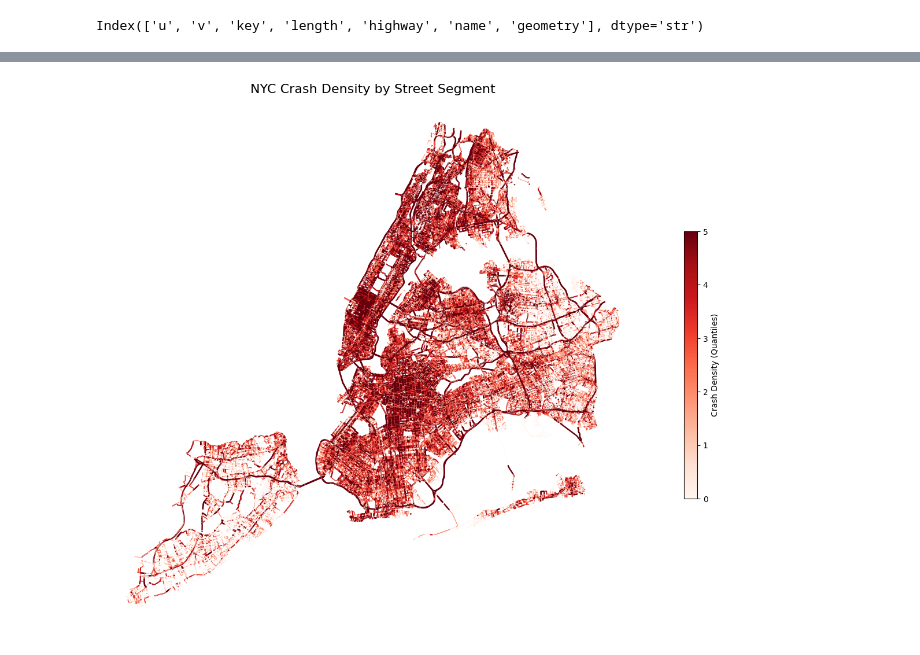
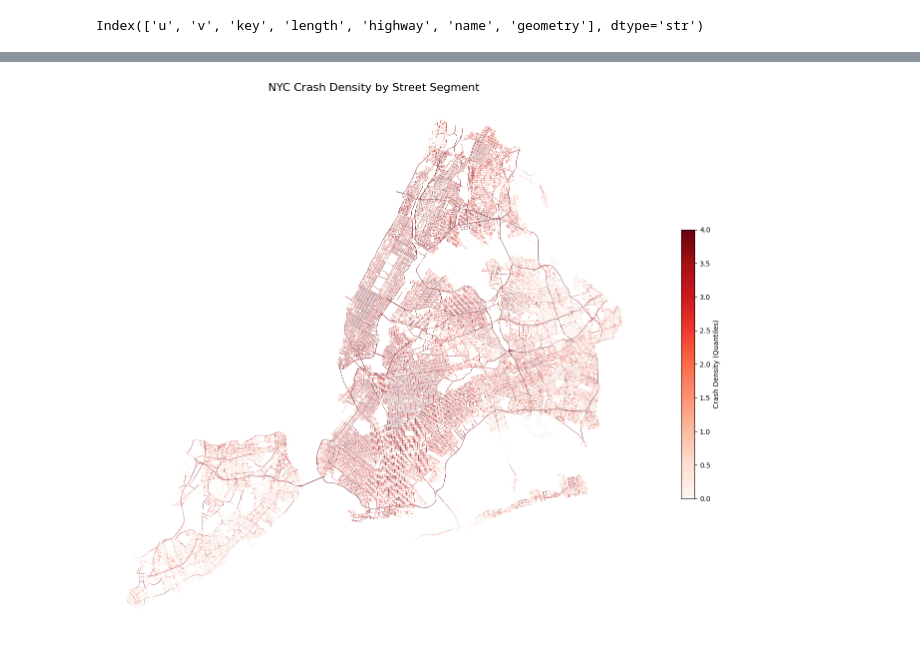
Before and after one commit to Team-SafePath/SafePath, a Jupyter notebook: notebooks/exploration_ML_kevin.ipynb, the cells around one changed output, grey strips where cells are left out. Cells and saved outputs as stored; diff of their text form; code cells hidden in the pictures.

```diff
--- a/notebooks/exploration_ML_kevin.ipynb
+++ b/notebooks/exploration_ML_kevin.ipynb
@@ -198,7 +263,7 @@ segment_crashes = segment_geoms.merge(
 segment_crashes["crash_count"] = segment_crashes["crash_count"].fillna(0)
 segment_crashes["crash_bin"] = pd.qcut(
     segment_crashes["crash_count"],
-    q=10,
+    q=7,
     labels=False,
     duplicates="drop"
 )
@@ -205,18 +297,28 @@ segment_crashes["crash_bin"] = pd.qcut(
 # %%
-# Segment crash heat map
-fig, ax = plt.subplots(figsize=(18, 12))
+# Segment crash heat map part 2
+fig, ax = plt.subplots(figsize=(18, 14))
 
+#basemap
+segments.plot(
+    ax=ax,
+    color='lightgrey',
+    linewidth=0.1,
+    alpha=0.3
+    )
+
+#heatmap
 segment_crashes.plot(
     ax=ax,
     column="crash_bin",
     cmap="Reds",
-    linewidth=segment_crashes["crash_bin"].apply(lambda x: 0.2 + x*0.3),
+    #linewidth=segment_crashes["crash_bin"].apply(lambda x: 0.2 + x*0.3),
+    linewidth=0.25,
     legend=True,
     legend_kwds={"label": "Crash Density (Quantiles)","shrink": 0.5}
 )
 
 ax.set_title("NYC Crash Density by Street Segment", fontsize=16)
 ax.set_axis_off()
 plt.show()
 # %% [output]
-[figure, old version]
+[figure, new version]
```
Also changed, not shown: parts of 18 cells of this notebook, 4 other files.
